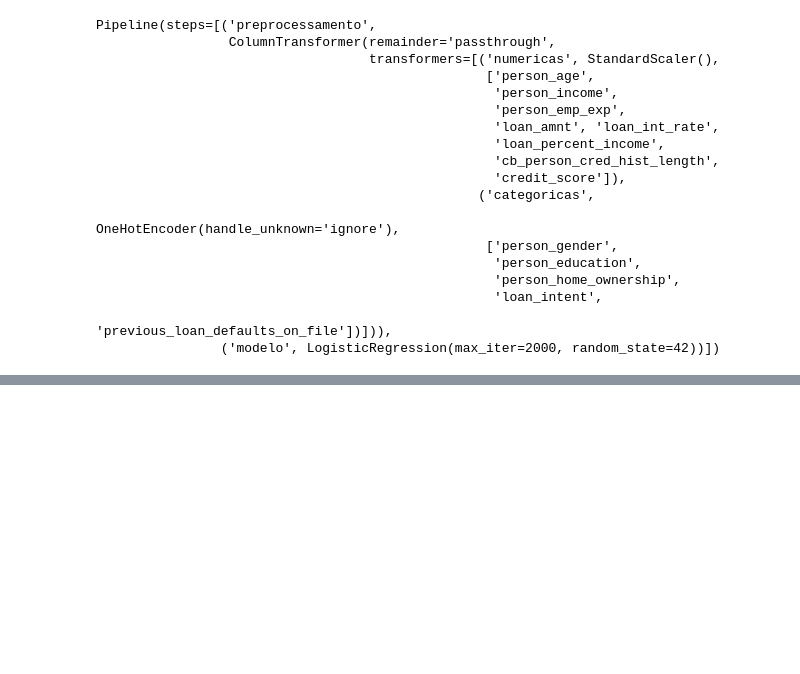
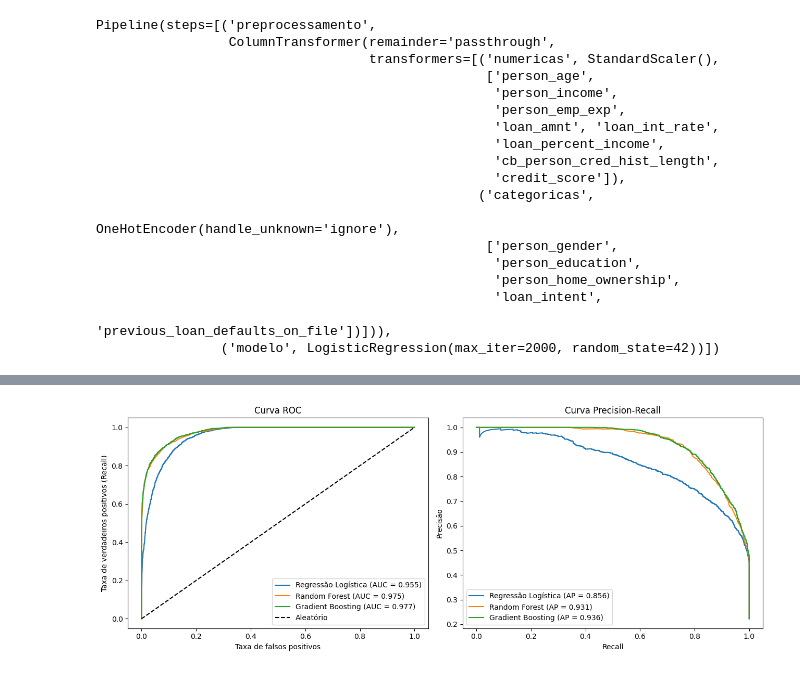
Before and after one commit to luana-mk/Predictive-Classification, a Jupyter notebook: main.ipynb, the cells around one changed output, grey strips where cells are left out. Cells and saved outputs as stored; diff of their text form; code cells hidden in the pictures; blank space fills up the shorter version.

```diff
--- a/main.ipynb
+++ b/main.ipynb
@@ -280,0 +381,26 @@ Name: loan_status, dtype: int64
+# %%
+# curva ROC e PR (Precision-Recall) (VIII) - relatorio'
+
+fig, axes = plt.subplots(1, 2, figsize=(13, 5))
+
+for nome, s in scores.items():
+    fpr, tpr, _ = roc_curve(y_true, s)
+    axes[0].plot(fpr, tpr, label=f"{nome} (AUC = {auc(fpr, tpr):.3f})")
+axes[0].plot([0, 1], [0, 1], "k--", label="Aleatório")
+axes[0].set_xlabel("Taxa de falsos positivos")
+axes[0].set_ylabel("Taxa de verdadeiros positivos (Recall)")
+axes[0].set_title("Curva ROC")
+axes[0].legend()
+
+for nome, s in scores.items():
+    p, r, _ = precision_recall_curve(y_true, s)
+    axes[1].plot(r, p, label=f"{nome} (AP = {average_precision_score(y_true, s):.3f})")
+axes[1].set_xlabel("Recall")
+axes[1].set_ylabel("Precisão")
+axes[1].set_title("Curva Precision-Recall")
+axes[1].legend()
+
+plt.tight_layout()
+plt.show()
+# %% [output]
+[figure, added]
```
Also changed, not shown: parts of 6 cells of this notebook.
